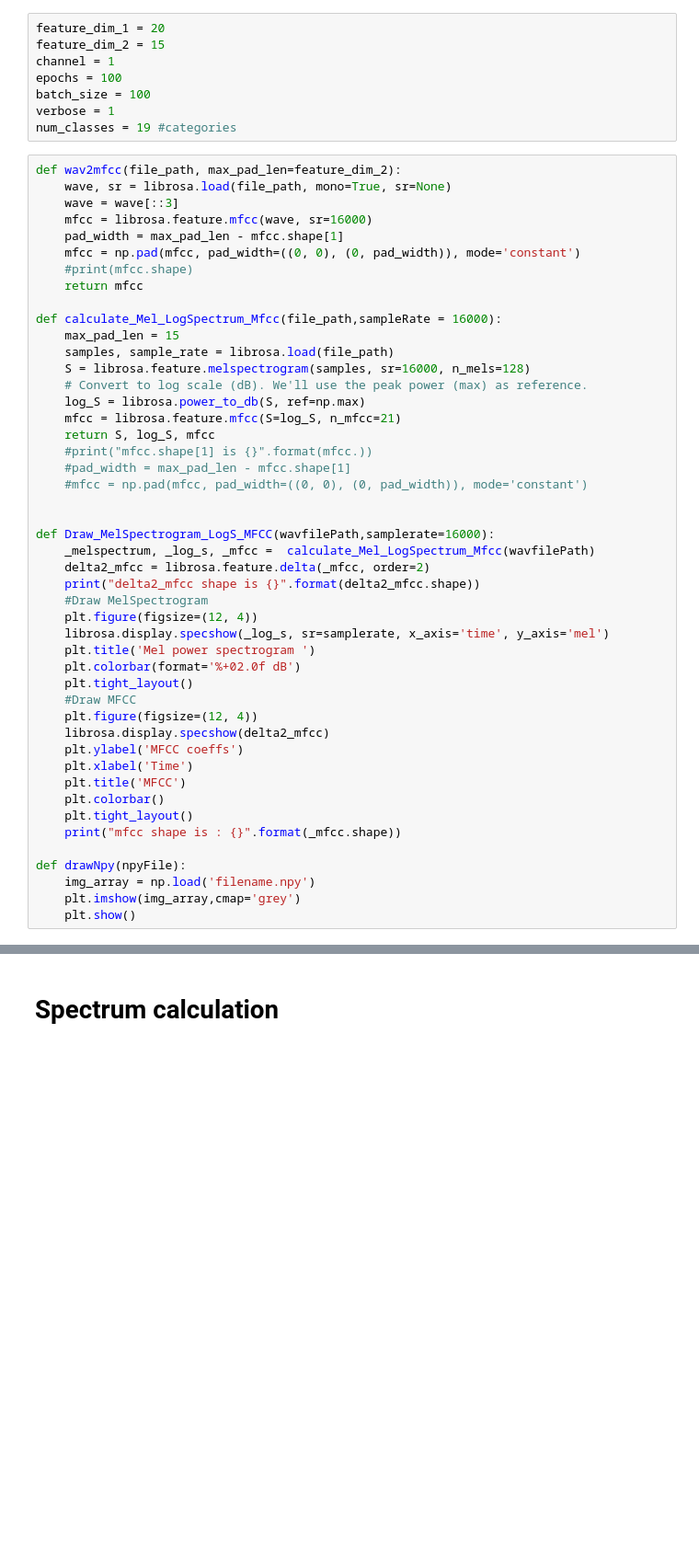
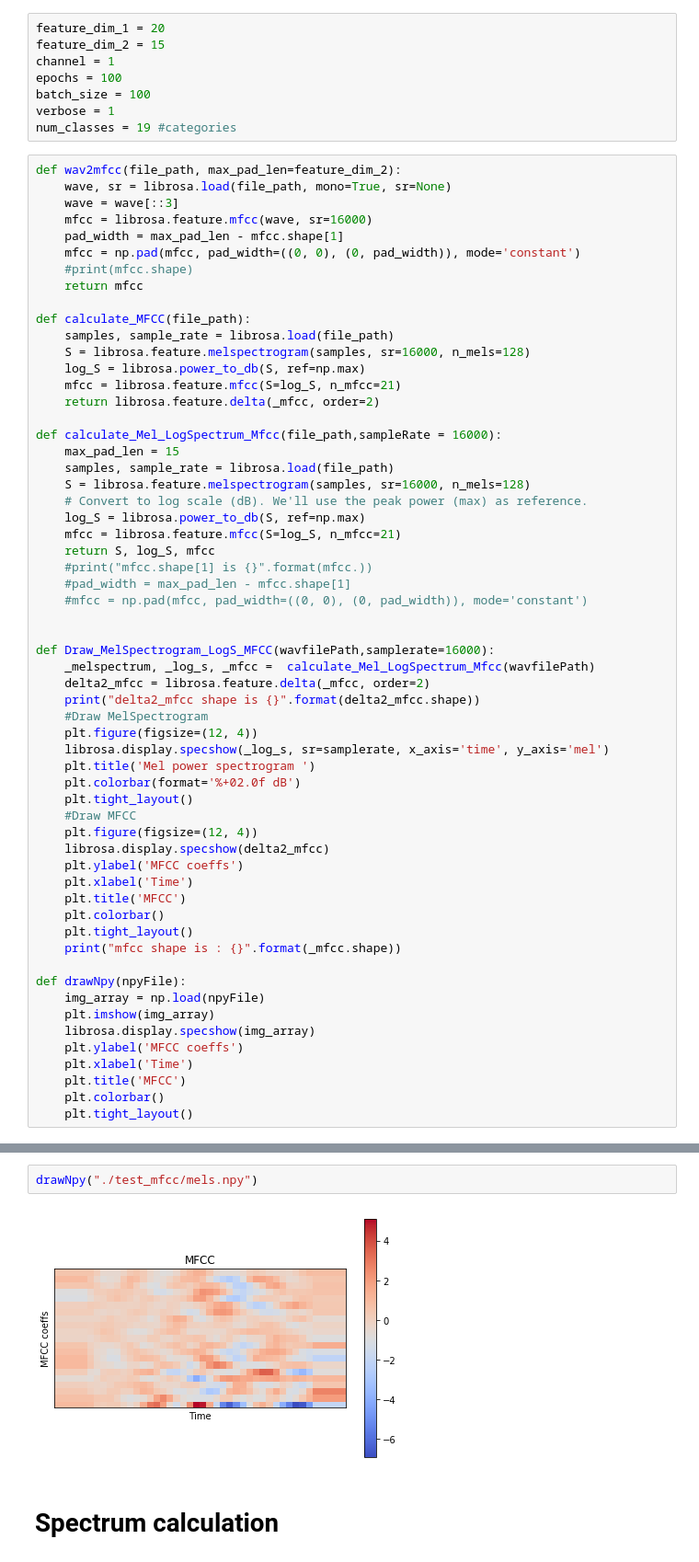
Before and after one commit to xrick/LcjDysarthriaSpeechCommandRecognier, a Jupyter notebook: plotMfcc.ipynb, the cells around one changed output, grey strips where cells are left out. Shown at 92% size. Saved outputs shown, nothing was run; the diff lists cells and outputs as text; blank space fills up the shorter version.

```diff
--- a/plotMfcc.ipynb
+++ b/plotMfcc.ipynb
@@ -26,6 +26,13 @@ def wav2mfcc(file_path, max_pad_len=feature_dim_2):
     mfcc = np.pad(mfcc, pad_width=((0, 0), (0, pad_width)), mode='constant')
     #print(mfcc.shape)
     return mfcc
+
+def calculate_MFCC(file_path):
+    samples, sample_rate = librosa.load(file_path)
+    S = librosa.feature.melspectrogram(samples, sr=16000, n_mels=128)
+    log_S = librosa.power_to_db(S, ref=np.max)
+    mfcc = librosa.feature.mfcc(S=log_S, n_mfcc=21)
+    return librosa.feature.delta(_mfcc, order=2)
 
 def calculate_Mel_LogSpectrum_Mfcc(file_path,sampleRate = 16000):
     max_pad_len = 15
@@ -61,7 +68,12 @@ def Draw_MelSpectrogram_LogS_MFCC(wavfilePath,samplerate=16000):
     print("mfcc shape is : {}".format(_mfcc.shape))
 
 def drawNpy(npyFile):
-    img_array = np.load('filename.npy')
-    plt.imshow(img_array,cmap='grey')
-    plt.show()
+    img_array = np.load(npyFile)
+    plt.imshow(img_array)
+    librosa.display.specshow(img_array)
+    plt.ylabel('MFCC coeffs')
+    plt.xlabel('Time')
+    plt.title('MFCC')
+    plt.colorbar()
+    plt.tight_layout()
 # %%
@@ -96,3 +162,7 @@ output_spectrum_info(delta2_mfcc_)
+# %%
+drawNpy("./test_mfcc/mels.npy")
+# %% [output]
+[figure, added]
 # %% [markdown]
 # Spectrum calculation
 # %%
```
Also changed, not shown: parts of 10 cells of this notebook, 22 other files.
